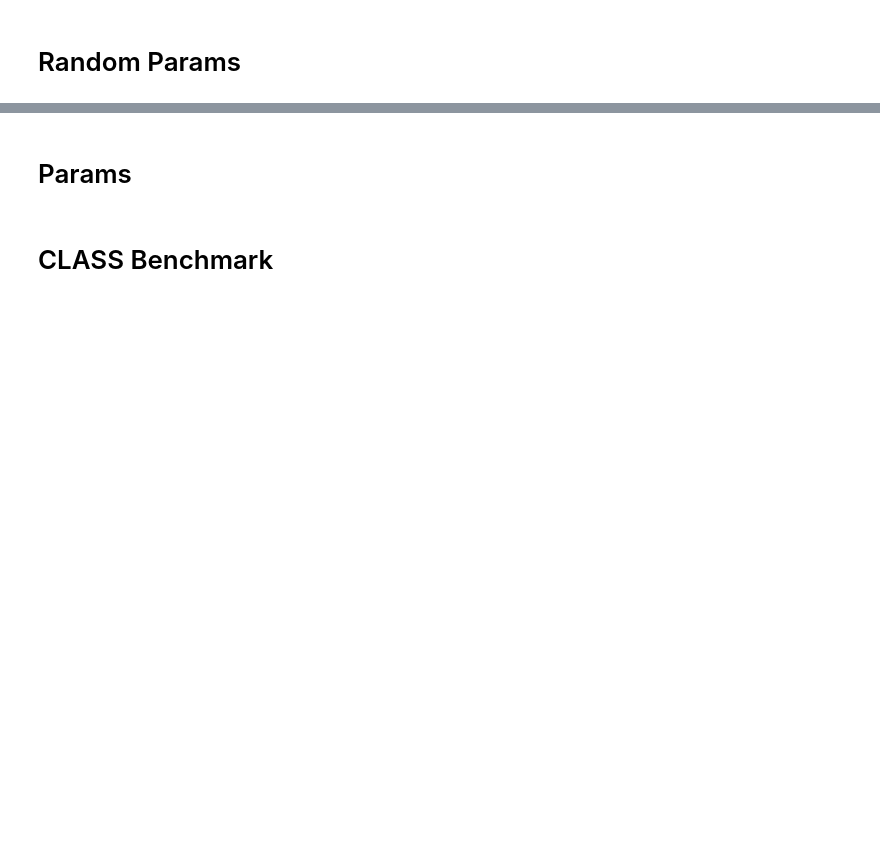
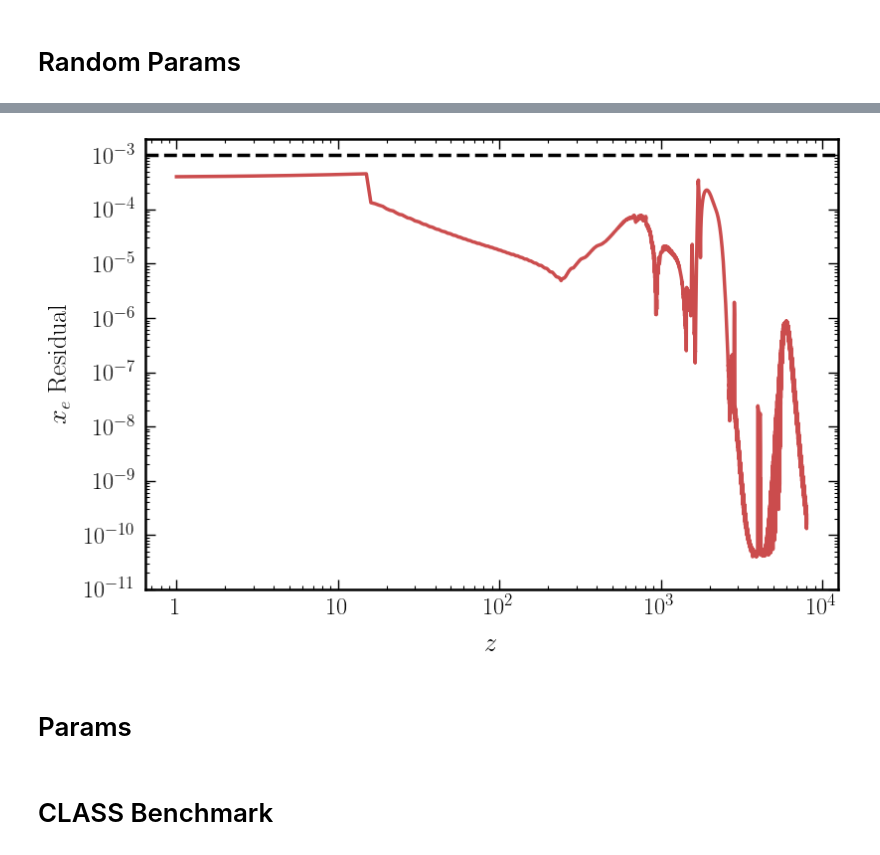
Before and after one commit to cgiovanetti/ABCMB-k, a Jupyter notebook: Module_Tests/paper_plots.ipynb, the cells around one changed output, grey strips where cells are left out. Drawn from its saved outputs; the diff is of its cells as text; code cells hidden in the pictures; blank space fills up the shorter version.

```diff
--- a/Module_Tests/paper_plots.ipynb
+++ b/Module_Tests/paper_plots.ipynb
@@ -410,3 +425,19 @@ plt.show()
+# %%
+path = "/home/zz1994/packages/ABCMB/comparison_scripts/xe"
+z = np.loadtxt(path+"/z.txt")
+xe = np.loadtxt(path+"/max_err.txt")
+# %%
+fig, ax = plt.subplots(1, 1, figsize=(9, 6), dpi=100)
+ax.loglog(z, xe)
+ax.set_xlabel(r"$z$")
+ax.set_ylabel(r"$x_e$ Residual")
+ax.axhline(0.001, ls="--", color="black")
+ax.set_ylim((1.e-11, 2.e-3))
+ax.legend()
+plt.savefig("xe_residual.pdf")
+plt.show()
+# %% [output]
+[figure, added]
 # %% [markdown]
 # Params
 # %%
```
Also changed, not shown: parts of 27 cells of this notebook, 1 other file.
